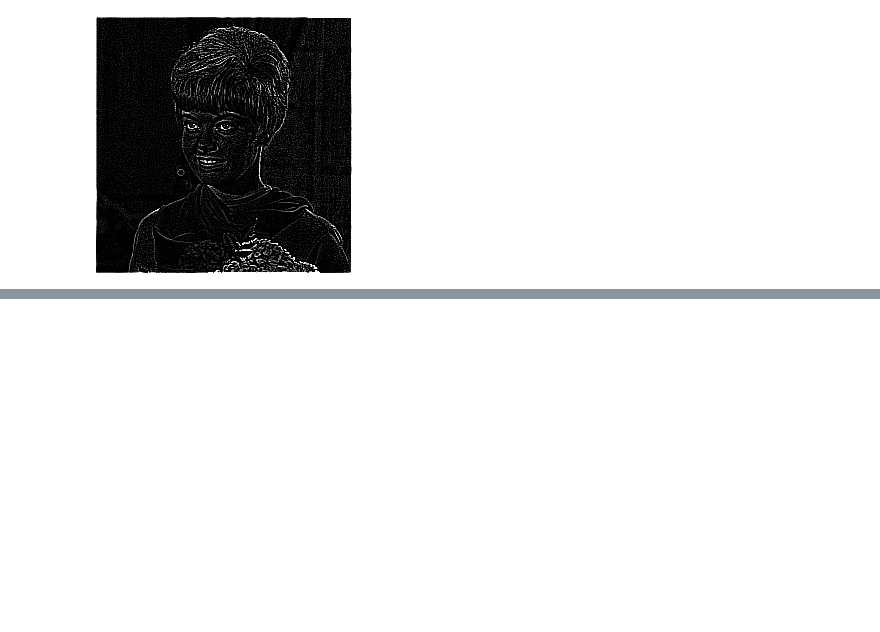
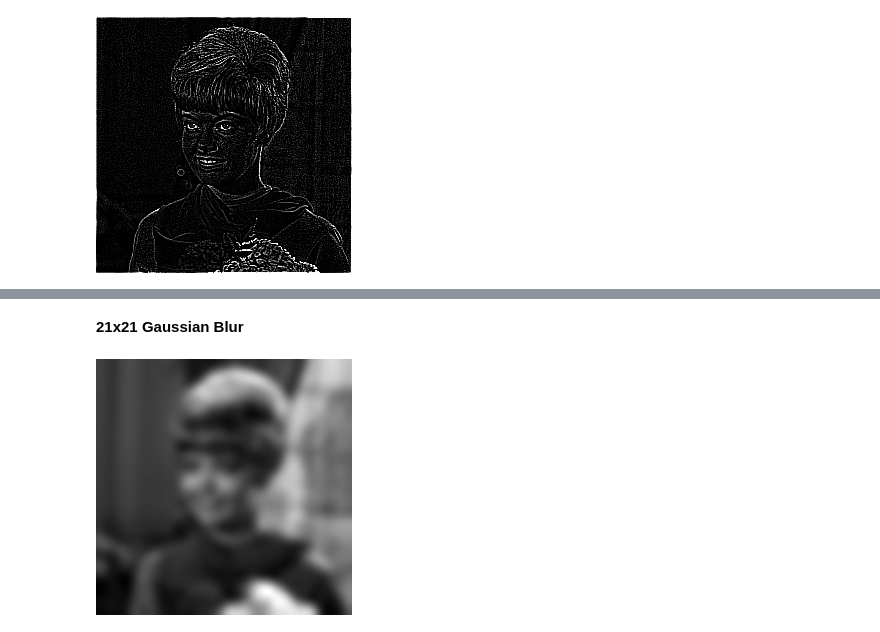
Before and after one commit to satriaabraarr/PCVK_Ganjil_2024, a Jupyter notebook: Modul7.ipynb, the cells around one changed output, grey strips where cells are left out. Cells and saved outputs as stored; diff of their text form; code cells hidden in the pictures; blank space fills up the shorter version.

```diff
--- a/Modul7.ipynb
+++ b/Modul7.ipynb
@@ -120,0 +153,19 @@ cv2_imshow(output_img)
+# %% [markdown]
+**21x21 Gaussian Blur**
+# %%
+# Membuat kernel Gaussian 21x21
+kernel_size = 21
+sigma = 5  # Standar deviasi untuk Gaussian blur (dapat disesuaikan)
+gaussian_kernel_21x21 = cv.getGaussianKernel(ksize=kernel_size, sigma=sigma)
+gaussian_kernel_2d = gaussian_kernel_21x21 @ gaussian_kernel_21x21.T
+
+# Terapkan Gaussian Blur dengan kernel 21x21
+blurred_img = cv.filter2D(src=img_gray, ddepth=-1, kernel=gaussian_kernel_2d)
+
+# Normalisasi hasil citra agar sesuai dengan rentang 0-255
+blurred_img_normalized = cv.normalize(blurred_img, None, 0, 255, cv.NORM_MINMAX).astype(np.uint8)
+
+# Tampilkan hasil citra setelah konvolusi menggunakan cv2_imshow
+cv2_imshow(blurred_img_normalized)
+# %% [output]
+[figure, added]
```
Also changed, not shown: parts of 6 cells of this notebook.
